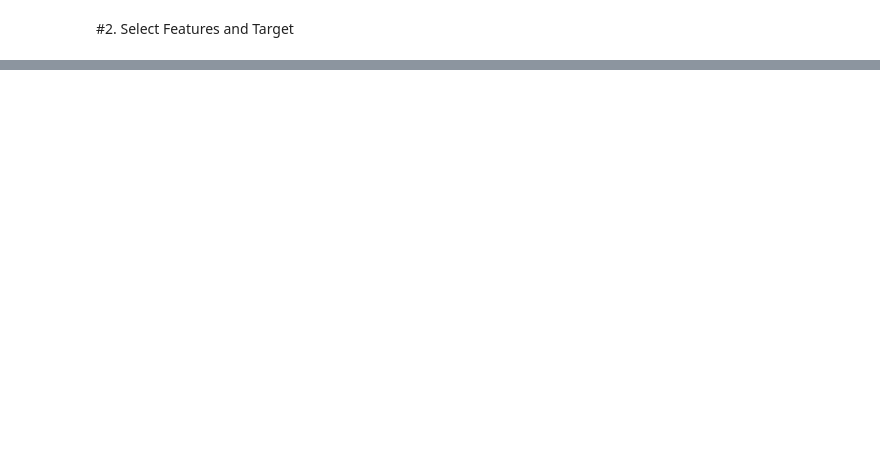
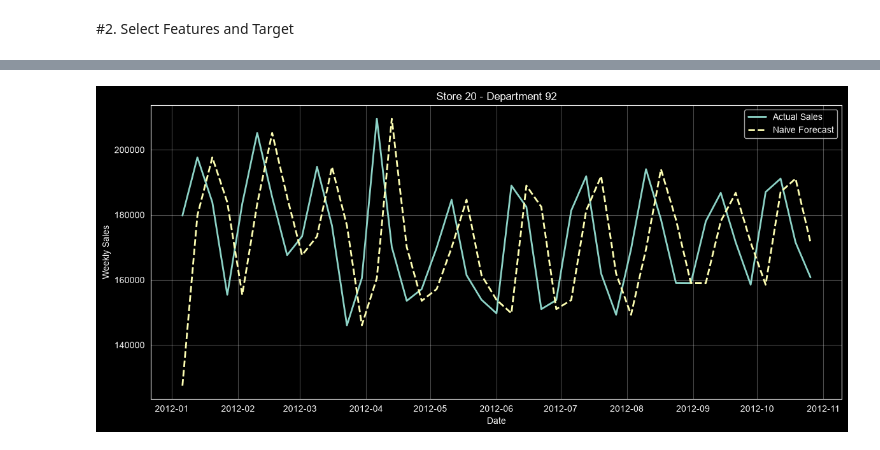
Before and after one commit to tuyettran15999/Walmart-Demand-Forecasting, a Jupyter notebook: notebook/04_Forecasting_Model_Development.ipynb, the cells around one changed output, grey strips where cells are left out. Cells and saved outputs as stored; diff of their text form; code cells hidden in the pictures; blank space fills up the shorter version.

```diff
--- a/notebook/04_Forecasting_Model_Development.ipynb
+++ b/notebook/04_Forecasting_Model_Development.ipynb
@@ -137,3 +127,3 @@ Index(['Type'], dtype='str')
 # %%
-df["Week"] = df["Date"].dt.isocalendar().week
+df["Date"].min(), df["Date"].max()
 # %% [output]
@@ -150,0 +161,14 @@ df["Week"] = df["Date"].dt.isocalendar().week
+# %%
+#Create X_train, y_train, X_test, y_test
+target = "Weekly_Sales"
+X_train = train_df.drop(columns=[target, 'Date'])
+y_train = train_df[target]
+
+X_test = test_df.drop(columns=[target, 'Date'])
+y_test = test_df[target]
+
+print(X_train.shape)
+print(y_train.shape)
+
+print(X_test.shape)
+print(y_test.shape)
@@ -150,0 +240,43 @@ df["Week"] = df["Date"].dt.isocalendar().week
+# %%
+import matplotlib.pyplot as plt
+
+store_id = 20
+dept_id = 92
+
+plot_df = test_df[
+    (test_df["Store"] == store_id) &
+    (test_df["Dept"] == dept_id)
+].copy()
+
+plot_df["Naive_Prediction"] = (
+    X_test.loc[plot_df.index, "lag_1"]
+)
+plt.figure(figsize=(14, 6))
+
+plt.plot(
+    plot_df["Date"],
+    plot_df["Weekly_Sales"],
+    linewidth=2,
+    label="Actual Sales"
+)
+
+plt.plot(
+    plot_df["Date"],
+    plot_df["Naive_Prediction"],
+    linestyle="--",
+    linewidth=2,
+    label="Naive Forecast"
+)
+
+plt.title(f"Store {store_id} - Department {dept_id}")
+
+plt.xlabel("Date")
+plt.ylabel("Weekly Sales")
+
+plt.legend()
+
+plt.grid(alpha=0.3)
+
+plt.show()
+# %% [output]
+[figure, added]
```
Also changed, not shown: parts of 20 cells of this notebook, 2 other files.
